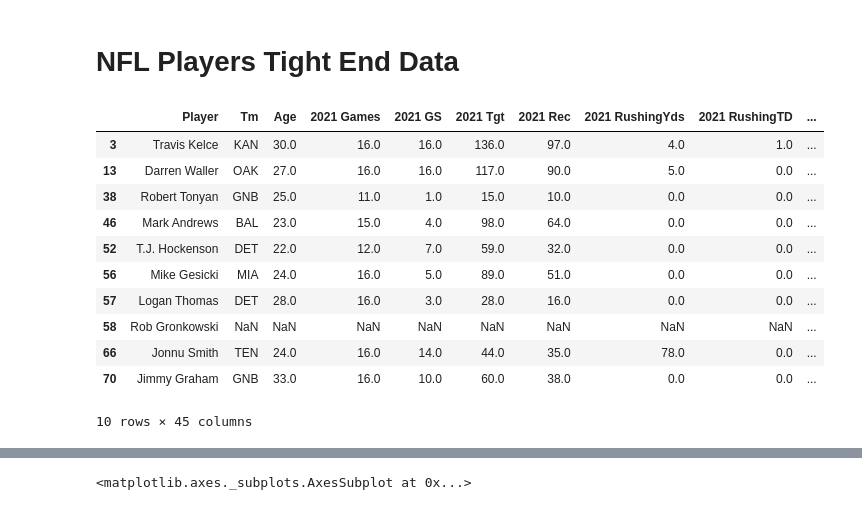
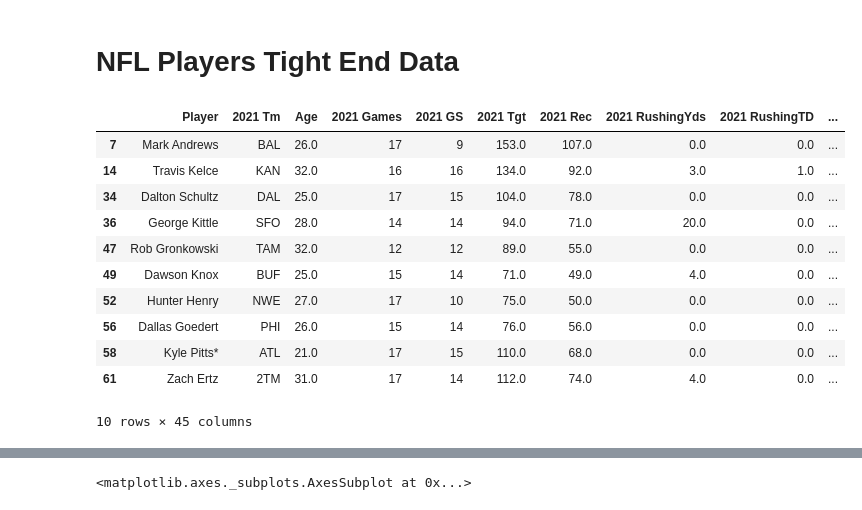
Before and after one commit to JessePRN/FantasyFootballAIAssist, a Jupyter notebook: Ronnie/NFL_Final.ipynb, the cells around one changed output, grey strips where cells are left out. Cells and saved outputs as stored; diff of their text form; code cells hidden in the pictures.

```diff
--- a/Ronnie/NFL_Final.ipynb
+++ b/Ronnie/NFL_Final.ipynb
@@ -5,11 +5,15 @@
 import pandas as pd
 import plotly.express as px
 import missingno as msno
-data1 = pd.read_csv('data/NFL_3.csv')
-data2 = pd.read_csv('data/NFL_2.csv')
-data3 = pd.read_csv('data/NFL_1.csv')
+#2021
+data1 = pd.read_csv('data/2021.csv', index_col=0)
+#2020
+data2 = pd.read_csv('data/2020.csv')
+#2019
+data3 = pd.read_csv('data/2019.csv', index_col=0)
 df = pd.merge(data1, data2,
                    on = 'Player',
-                   how ='left')
+                   how ='left',
+                   suffixes=("_2021", "_2020"))
 df.head(5)
 # %% [output]
@@ -58,0 +93,10 @@ Index(['Player', 'Tm_x', 'Pos_x', 'Age_x', 'G_x', 'GS_x', 'Tgt_x', 'Rec_x',
+# %%
+def get_position(row):
+  for val in row:
+    if val:
+      return val
+
+nfl_df["Pos"] = nfl_df[['Pos_2021', 'Pos_2020', 'Pos_2019']].apply(get_position, axis=1)
+nfl_df["Age"] = nfl_df[['Age_2021', 'Age_2020', 'Age_2019']].apply(get_position, axis=1)
+nfl_df.drop(columns=['Pos_2021', 'Pos_2020', 'Pos_2019', 'Age_2021', 'Age_2020', 'Age_2019'], inplace=True)
+nfl_df.columns
@@ -76,4 +225,11 @@ nflc_df.head(10)
 # %%
-# Parsing out arcane columns to more meaningly names by year so that data is in columns by player and not in rows.
-nflcleaned_df = nflc_df.rename(columns ={'Pos_x':'Pos','G':'2021 Games','GS':'2021 GS','Tgt': '2021 Tgt', 'Rec': '2021 Rec', 'PassingYds': '2021 PassingYds' , 'PassingTD': '2021 PassingTD', 'PassingAtt': '2021 PassingAtt', 'RushingYds': '2021 RushingYds', 'RushingTD': '2021 RushingTD', 'RushingAtt': '2021 RushingAtt', 'ReceivingYds': '2021 ReceivingYds', 'ReceivingTD': '2021 ReceivingTD', 'FantasyPoints': '2021 FantasyPoints', 'G_x':'2019 Games','GS_x':'2019 GS', 'Tgt_x':'2019 Tgt', 'Rec_x':'2019 Rec', 'PassingYds_x': '2020 PassingYds', 'PassingTD_x': '2019 PassingTD', 'PassingAtt_x': '2019 PassingAtt', 'RushingYds_x': '2019 RushingYds', 'RushingTD_x': '2019 RushingTD', 'RushingAtt_x': '2019 RushingAtt', 'ReceivingYds_x': '2019 ReceivingYds', 'ReceivingTD_x': '2019 ReceivingTD','FantasyPoints_x': '2019 FantasyPoints', 'G_y': '2020 Games', 'GS_y':'2020 GS', 'Tgt_y': '2020 Tgt', 'Rec_y': '2020 Rec', 'PassingYds_y': '2020 PassingYds', 'PassingTD_y': '2020 PassingTD', 'PassingAtt_y': '2020 PassingAtt', 'RushingYds_y': '2020 RushingYds', 'RushingTD_y': '2020 RushingTD', 'RushingAtt_y': '2020 RushingAtt', 'ReceivingYds_y': '2020 ReceivingYds', 'ReceivingTD_y': '2020 ReceivingTD', 'FantasyPoints_y': '2020 FantasyPoints'})
-nflcleaned_df.head(10)
+# # Parsing out arcane columns to more meaningly names by year so that data is in columns by player and not in rows.
+# nflcleaned_df = nflc_df.rename(columns ={'Pos_x':'Pos','G':'2021 Games','GS':'2021 GS','Tgt': '2021 Tgt', 'Rec': '2021 Rec', 'PassingYds': '2021 PassingYds' , 'PassingTD': '2021 PassingTD',
+#                                          'PassingAtt': '2021 PassingAtt', 'RushingYds': '2021 RushingYds', 'RushingTD': '2021 RushingTD', 'RushingAtt': '2021 RushingAtt',
+#                                          'ReceivingYds': '2021 ReceivingYds', 'ReceivingTD': '2021 ReceivingTD', 'FantasyPoints': '2021 FantasyPoints', 'G_x':'2019 Games',
+#                                          'GS_x':'2019 GS', 'Tgt_x':'2019 Tgt', 'Rec_x':'2019 Rec', 'PassingYds_x': '2020 PassingYds', 'PassingTD_x': '2019 PassingTD', 'PassingAtt_x': '2019 PassingAtt',
+#                                          'RushingYds_x': '2019 RushingYds', 'RushingTD_x': '2019 RushingTD', 'RushingAtt_x': '2019 RushingAtt', 'ReceivingYds_x': '2019 ReceivingYds',
+#                                          'ReceivingTD_x': '2019 ReceivingTD','FantasyPoints_x': '2019 FantasyPoints', 'G_y': '2020 Games', 'GS_y':'2020 GS', 'Tgt_y': '2020 Tgt', 'Rec_y': '2020 Rec',
+#                                          'PassingYds_y': '2020 PassingYds', 'PassingTD_y': '2020 PassingTD', 'PassingAtt_y': '2020 PassingAtt', 'RushingYds_y': '2020 RushingYds',
+#                                          'RushingTD_y': '2020 RushingTD', 'RushingAtt_y': '2020 RushingAtt', 'ReceivingYds_y': '2020 ReceivingYds', 'ReceivingTD_y': '2020 ReceivingTD', 'FantasyPoints_y': '2020 FantasyPoints'})
+# nflcleaned_df.head(10)
@@ -296,38 +454,38 @@ wr_df.to_csv('data/WR_X')
 # NFL Players Tight End Data
 # %%
 # Tight Ends df with engineered features parsed out by year
-te_df = nflcleaned_df.loc[nflcleaned_df['Pos'] == 'TE', ['Player', 'Tm', 'Age', '2021 Games', '2021 GS', '2021 Tgt',
+te_df = nflcleaned_df.loc[nflcleaned_df['Pos'] == 'TE', ['Player', '2021 Tm', 'Age', '2021 Games', '2021 GS', '2021 Tgt',
        '2021 Rec','2021 RushingYds', '2021 RushingTD', '2021 RushingAtt',
        '2021 ReceivingYds', '2021 ReceivingTD', '2021 FantasyPoints',
        '2019 Games', '2019 GS', '2019 Tgt', '2019 Rec','2019 RushingYds',
        '2019 RushingTD', '2019 RushingAtt', '2019 ReceivingYds',
        '2019 ReceivingTD', '2019 FantasyPoints', '2020 Games', '2020 GS',
        '2020 Tgt', '2020 Rec','2020 RushingYds', '2020 RushingTD',
        '2020 RushingAtt', '2020 ReceivingYds', '2020 ReceivingTD',
        '2020 FantasyPoints']]
 te_df['Usage19'] = ((nflcleaned_df['2019 Tgt'] + nflcleaned_df['2019 Rec']) / nflcleaned_df['2019 Games'])
 te_df['Touchdowns19'] = nflcleaned_df['2019 RushingTD'] + nflcleaned_df['2019 ReceivingTD']
 te_df['TotYdsScrm19']= nflcleaned_df['2019 ReceivingYds']+ nflcleaned_df['2019 RushingYds']
 te_df['Production19'] = ((nflcleaned_df['2019 RushingTD'] + nflcleaned_df['2019 ReceivingTD'] + nflcleaned_df['2019 RushingYds'] + nflcleaned_df['2019 ReceivingYds']) / te_df['Usage19'])
 te_df['Usage20'] = ((nflcleaned_df['2020 Tgt'] + nflcleaned_df['2020 Rec']) / nflcleaned_df['2020 Games'])
 te_df['Touchdowns20'] = nflcleaned_df['2020 RushingTD'] + nflcleaned_df['2020 ReceivingTD']
 te_df['TotYdsScrm20']= nflcleaned_df['2020 ReceivingYds']+ nflcleaned_df['2020 RushingYds']
 te_df['Production20'] = ((nflcleaned_df['2020 RushingTD'] + nflcleaned_df['2020 ReceivingTD'] + nflcleaned_df['2020 RushingYds'] + nflcleaned_df['2020 ReceivingYds']) / te_df['Usage20'])
 te_df['Usage21'] = ((nflcleaned_df['2021 Tgt'] + nflcleaned_df['2021 Rec']) / nflcleaned_df['2021 Games'])
 te_df['Touchdowns21'] = nflcleaned_df['2021 RushingTD'] + nflcleaned_df['2021 ReceivingTD']
 te_df['TotYdsScrm21']= nflcleaned_df['2021 ReceivingYds']+ nflcleaned_df['2021 RushingYds']
 te_df['Production21'] = ((nflcleaned_df['2021 RushingTD'] + nflcleaned_df['2021 ReceivingTD'] + nflcleaned_df['2021 RushingYds'] + nflcleaned_df['2021 ReceivingYds']) / te_df['Usage21'])
 te_df.head(10)
 # %% [output]
-|  | Player | Tm | Age | 2021 Games | 2021 GS | 2021 Tgt | 2021 Rec | 2021 RushingYds | 2021 RushingTD | ... |
-| 3 | Travis Kelce | KAN | 30.0 | 16.0 | 16.0 | 136.0 | 97.0 | 4.0 | 1.0 | ... |
-| 13 | Darren Waller | OAK | 27.0 | 16.0 | 16.0 | 117.0 | 90.0 | 5.0 | 0.0 | ... |
-| 38 | Robert Tonyan | GNB | 25.0 | 11.0 | 1.0 | 15.0 | 10.0 | 0.0 | 0.0 | ... |
-| 46 | Mark Andrews | BAL | 23.0 | 15.0 | 4.0 | 98.0 | 64.0 | 0.0 | 0.0 | ... |
-| 52 | T.J. Hockenson | DET | 22.0 | 12.0 | 7.0 | 59.0 | 32.0 | 0.0 | 0.0 | ... |
-| 56 | Mike Gesicki | MIA | 24.0 | 16.0 | 5.0 | 89.0 | 51.0 | 0.0 | 0.0 | ... |
-| 57 | Logan Thomas | DET | 28.0 | 16.0 | 3.0 | 28.0 | 16.0 | 0.0 | 0.0 | ... |
-| 58 | Rob Gronkowski | NaN | NaN | NaN | NaN | NaN | NaN | NaN | NaN | ... |
-| 66 | Jonnu Smith | TEN | 24.0 | 16.0 | 14.0 | 44.0 | 35.0 | 78.0 | 0.0 | ... |
-| 70 | Jimmy Graham | GNB | 33.0 | 16.0 | 10.0 | 60.0 | 38.0 | 0.0 | 0.0 | ... |
+|  | Player | 2021 Tm | Age | 2021 Games | 2021 GS | 2021 Tgt | 2021 Rec | 2021 RushingYds | 2021 RushingTD | ... |
+| 7 | Mark Andrews | BAL | 26.0 | 17 | 9 | 153.0 | 107.0 | 0.0 | 0.0 | ... |
+| 14 | Travis Kelce | KAN | 32.0 | 16 | 16 | 134.0 | 92.0 | 3.0 | 1.0 | ... |
+| 34 | Dalton Schultz | DAL | 25.0 | 17 | 15 | 104.0 | 78.0 | 0.0 | 0.0 | ... |
+| 36 | George Kittle | SFO | 28.0 | 14 | 14 | 94.0 | 71.0 | 20.0 | 0.0 | ... |
+| 47 | Rob Gronkowski | TAM | 32.0 | 12 | 12 | 89.0 | 55.0 | 0.0 | 0.0 | ... |
+| 49 | Dawson Knox | BUF | 25.0 | 15 | 14 | 71.0 | 49.0 | 4.0 | 0.0 | ... |
+| 52 | Hunter Henry | NWE | 27.0 | 17 | 10 | 75.0 | 50.0 | 0.0 | 0.0 | ... |
+| 56 | Dallas Goedert | PHI | 26.0 | 15 | 14 | 76.0 | 56.0 | 0.0 | 0.0 | ... |
+| 58 | Kyle Pitts* | ATL | 21.0 | 17 | 15 | 110.0 | 68.0 | 0.0 | 0.0 | ... |
+| 61 | Zach Ertz | 2TM | 31.0 | 17 | 14 | 112.0 | 74.0 | 4.0 | 0.0 | ... |
 10 rows × 45 columns
```
Also changed, not shown: parts of 54 cells of this notebook, 7 other files.
